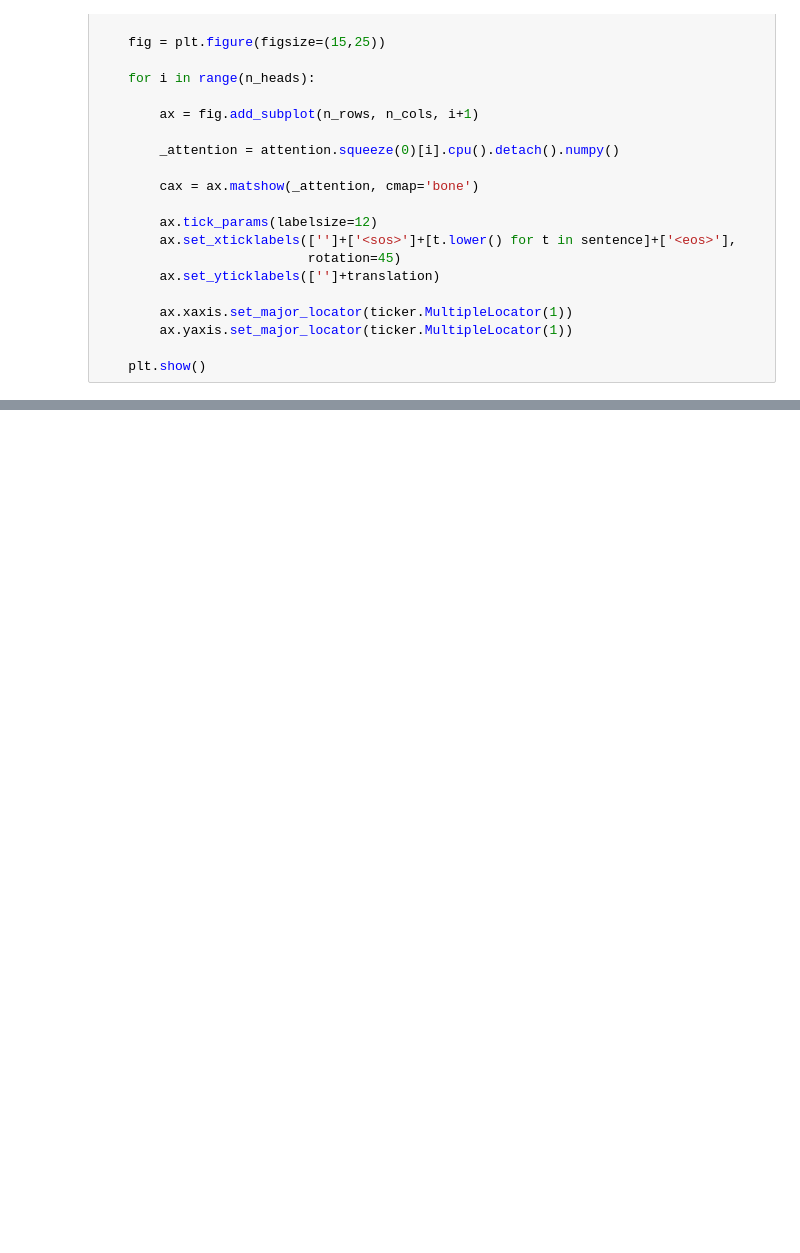
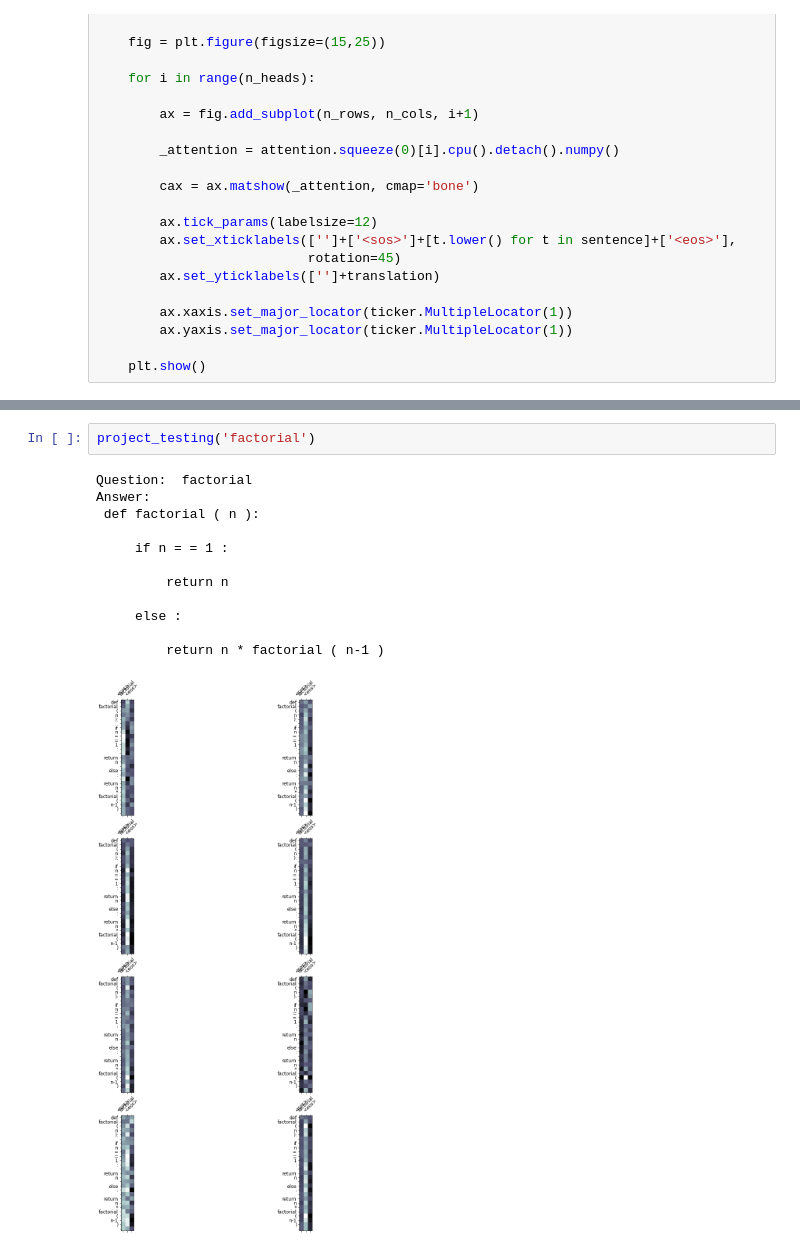
Before and after one commit to paishowstopper/TSAI, a Jupyter notebook: Capstone/END_Capstone.ipynb, the cells around one changed output, grey strips where cells are left out. Saved outputs shown, nothing was run; the diff lists cells and outputs as text; blank space fills up the shorter version.

```diff
--- a/Capstone/END_Capstone.ipynb
+++ b/Capstone/END_Capstone.ipynb
@@ -926,0 +703,15 @@ Enter text:reverse a string
+# %%
+project_testing('factorial')
+# %% [output]
+Question:  factorial
+Answer:
+ def factorial ( n ):
+
+     if n = = 1 :
+
+         return n
+
+     else :
+
+         return n * factorial ( n-1 )
+[figure, added]
```
Also changed, not shown: parts of 90 cells of this notebook.
